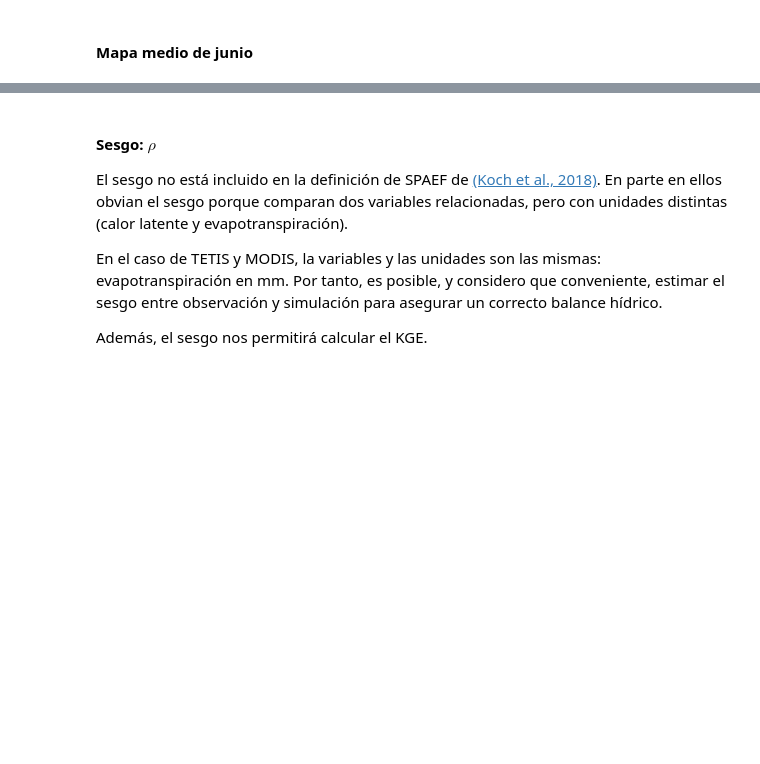
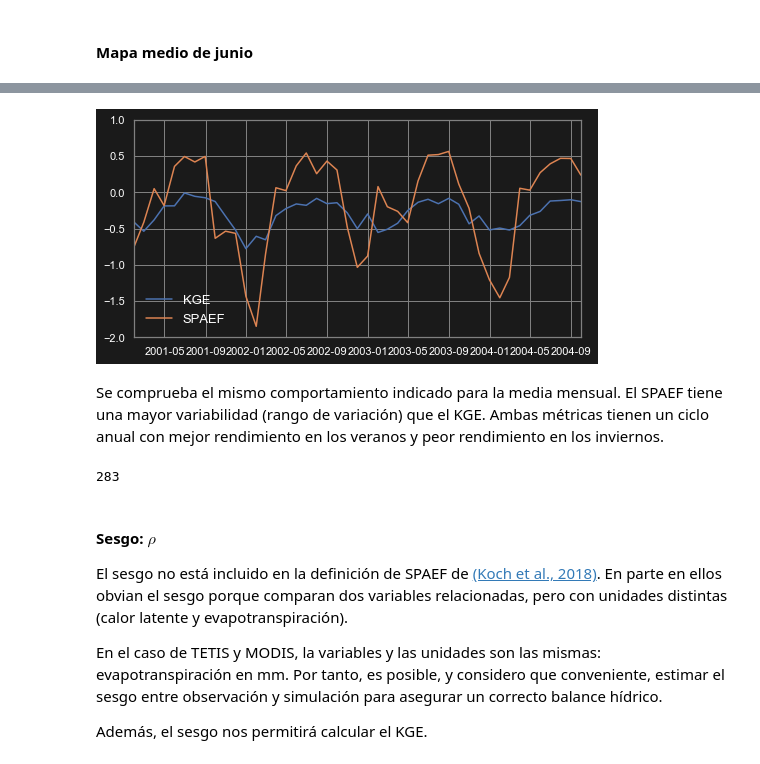
Before and after one commit to casadoj/Calibrar, a Jupyter notebook: docs/SPAEF.ipynb, the cells around one changed output, grey strips where cells are left out. Cells and saved outputs as stored; diff of their text form; code cells hidden in the pictures; blank space fills up the shorter version.

```diff
--- a/docs/SPAEF.ipynb
+++ b/docs/SPAEF.ipynb
@@ -403,3 +404,30 @@ plt.ylim(-2, 1);
+# %%
+# rendimiento medias mensuales
+RsM = pd.DataFrame(index=Data['Terra']['months'], columns=['KGE', 'SPAEF'])
+
+for m, month in enumerate(RsM.index):
+    RsM.loc[month, 'KGE'] = KGEsp(obs=Data['Terra']['serieM'][m,:,:],
+                                  sim=Data['TETIS_']['serieM'][m,:,:])
+    RsM.loc[month, 'SPAEF'] = SPAEF(obs=Data['Terra']['serieM'][m,:,:],
+                                    sim=Data['TETIS_']['serieM'][m,:,:])
+# %%
+fig, ax = plt.subplots(figsize=(8,4))
+ax.plot(RsM.KGE, label='KGE')
+ax.plot(RsM.SPAEF, label='SPAEF')
+ax.set(xlim=(RsM.index[0], RsM.index[-1]), ylim=(-2, 1))
+ax.legend(fontsize=13);
+# %% [output]
+[figure, added]
+# %% [markdown]
+Se comprueba el mismo comportamiento indicado para la media mensual. El SPAEF tiene una mayor variabilidad (rango de variación) que el KGE. Ambas métricas tienen un ciclo anual con mejor rendimiento en los veranos y peor rendimiento en los inviernos.
+# %%
+fmt = '%Y-%m-%d'
+s = '2012-10-09'
+dt = datetime.strptime(s, fmt)
+tt = dt.timetuple()
+tt.tm_yday
+# %% [output]
+283
 # %% [markdown]
 #### Sesgo: $\rho$
 El sesgo no está incluido en la definición de SPAEF de [(Koch et al., 2018)](https://www.geosci-model-dev.net/11/1873/2018/). En parte en ellos obvian el sesgo porque comparan dos variables relacionadas, pero con unidades distintas (calor latente y evapotranspiración).
```
Also changed, not shown: parts of 17 cells of this notebook, 3 other files.
